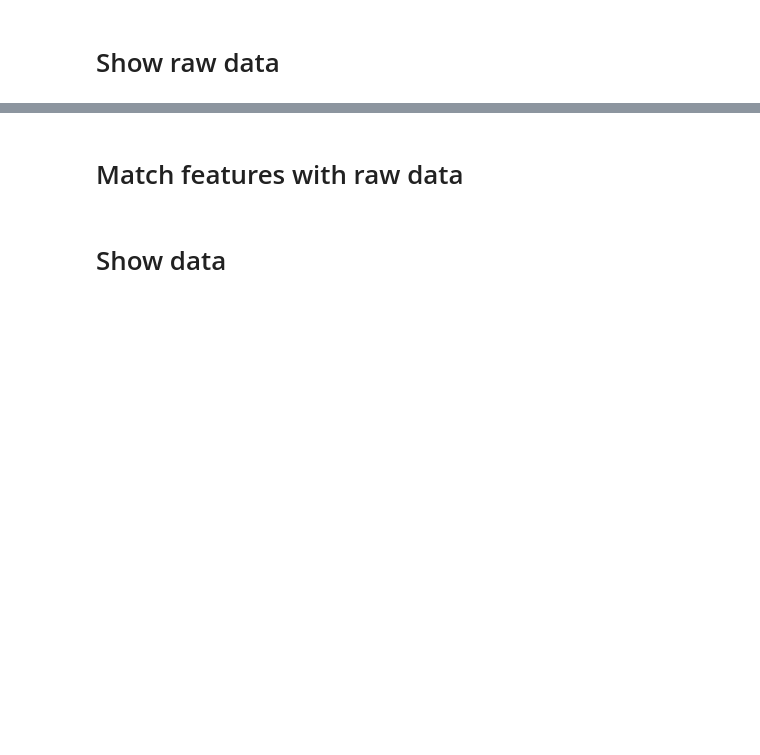
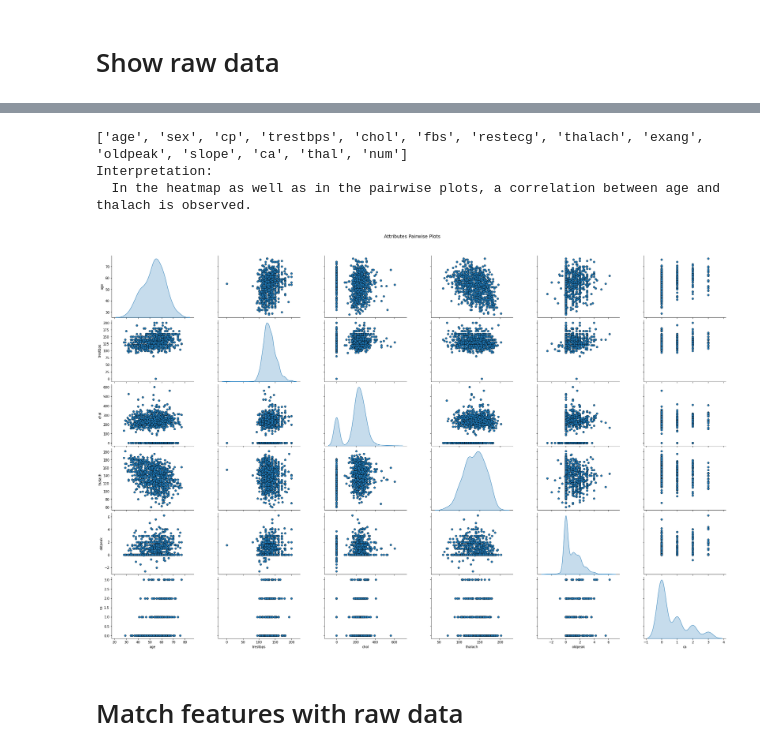
Before and after one commit to ThomasBrue/first-assignment-data-science, a Jupyter notebook: heartDisease.ipynb, the cells around one changed output, grey strips where cells are left out. Drawn from its saved outputs; the diff is of its cells as text; code cells hidden in the pictures; blank space fills up the shorter version.

```diff
--- a/heartDisease.ipynb
+++ b/heartDisease.ipynb
@@ -28,3 +348,25 @@ raw_data.head()
+# %%
+# cols = numericalColumns
+cols = columnNames
+cols =  ['age', 'sex', 'cp', 'trestbps', 'chol', 'fbs', 'restecg', 'thalach', 'exang', 'oldpeak', 'slope', 'ca', 'thal', 'num']
+# cols = ['age', 'sex']
+print(columnNames)
+
+pp = sns.pairplot(data[cols], height=3.0, aspect=1.5,
+                  plot_kws=dict(edgecolor="k", linewidth=0.5),
+                  diag_kind="kde", diag_kws=dict(shade=True))
+
+fig = pp.fig
+fig.subplots_adjust(top=0.93, wspace=0.3)
+t = fig.suptitle('Attributes Pairwise Plots', fontsize=14)
+
+print("Interpretation:")
+print("  In the heatmap as well as in the pairwise plots, a correlation between age and thalach is observed.")
+# %% [output]
+['age', 'sex', 'cp', 'trestbps', 'chol', 'fbs', 'restecg', 'thalach', 'exang', 'oldpeak', 'slope', 'ca', 'thal', 'num']
+Interpretation:
+  In the heatmap as well as in the pairwise plots, a correlation between age and thalach is observed.
+[figure, added]
 # %% [markdown]
 # Match features with raw data
 # %%
@@ -58,2 +399,0 @@ data['num'] = data['num'].apply(lambda value: '< 50% diameter narrowing' if valu
-# %% [markdown]
-# Show data
```
Also changed, not shown: parts of 18 cells of this notebook.
